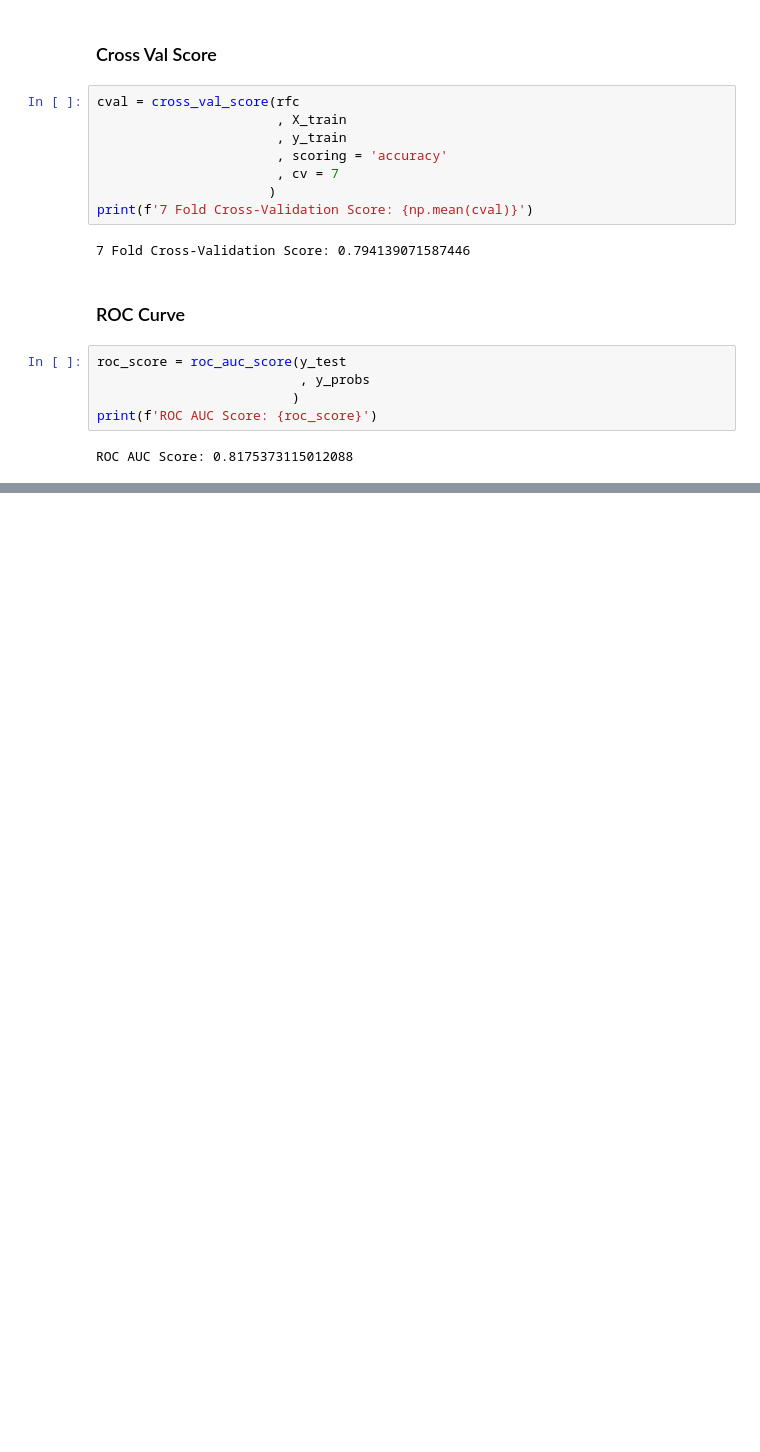
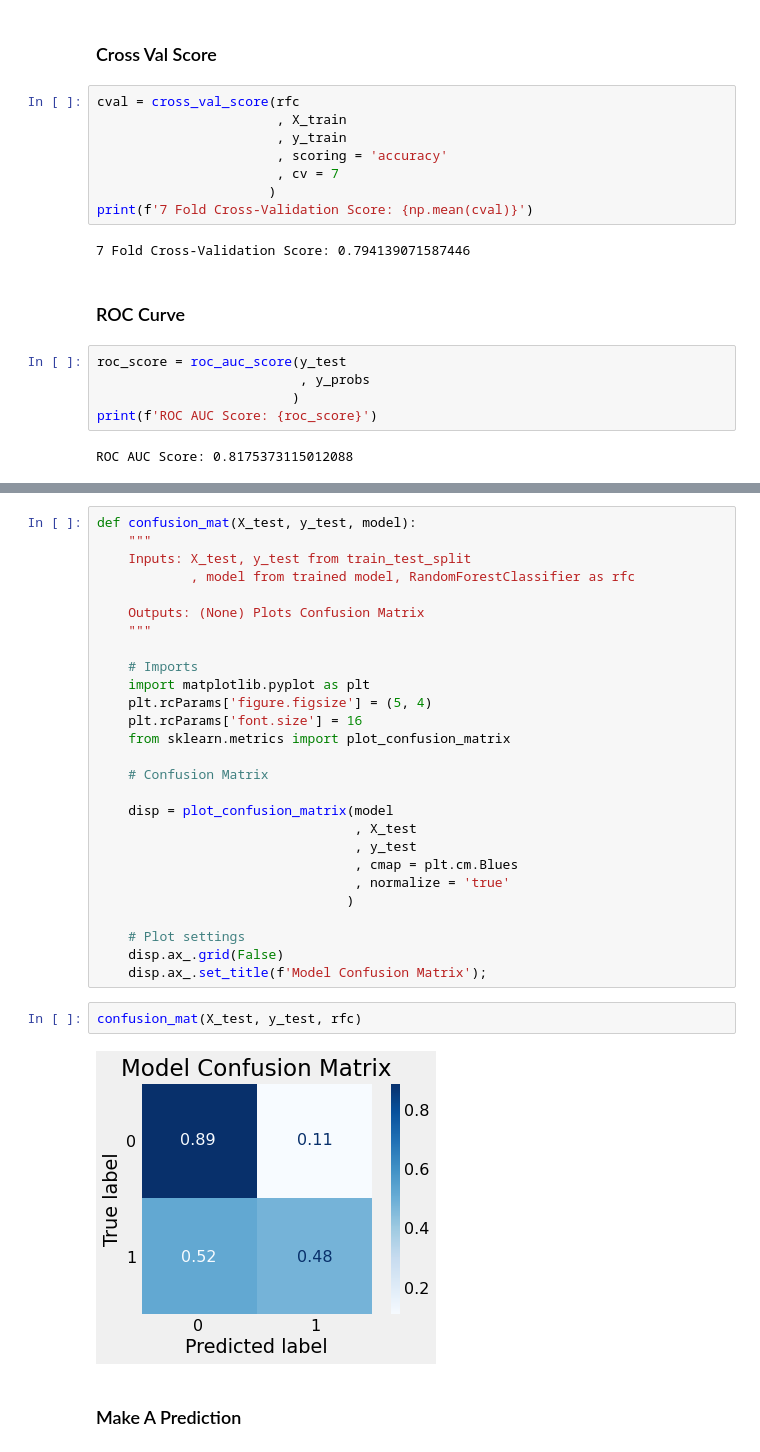
Before and after one commit to yuchild/erik_interviewqs, a Jupyter notebook: question_predicting_churn.ipynb, the cells around one changed output, grey strips where cells are left out. Cells and saved outputs as stored; diff of their text form; blank space fills up the shorter version.

```diff
--- a/question_predicting_churn.ipynb
+++ b/question_predicting_churn.ipynb
@@ -392,0 +452,33 @@ ROC(y_test, y_probs, roc_score)
+# %%
+def confusion_mat(X_test, y_test, model):
+    """
+    Inputs: X_test, y_test from train_test_split
+            , model from trained model, RandomForestClassifier as rfc
+
+    Outputs: (None) Plots Confusion Matrix
+    """
+
+    # Imports
+    import matplotlib.pyplot as plt
+    plt.rcParams['figure.figsize'] = (5, 4)
+    plt.rcParams['font.size'] = 16
+    from sklearn.metrics import plot_confusion_matrix
+
+    # Confusion Matrix
+
+    disp = plot_confusion_matrix(model
+                                 , X_test
+                                 , y_test
+                                 , cmap = plt.cm.Blues
+                                 , normalize = 'true'
+                                )
+
+    # Plot settings
+    disp.ax_.grid(False)
+    disp.ax_.set_title(f'Model Confusion Matrix');
+# %%
+confusion_mat(X_test, y_test, rfc)
+# %% [output]
+[figure, added]
+# %% [markdown]
+### Make A Prediction
```
Also changed, not shown: parts of 7 cells of this notebook.
